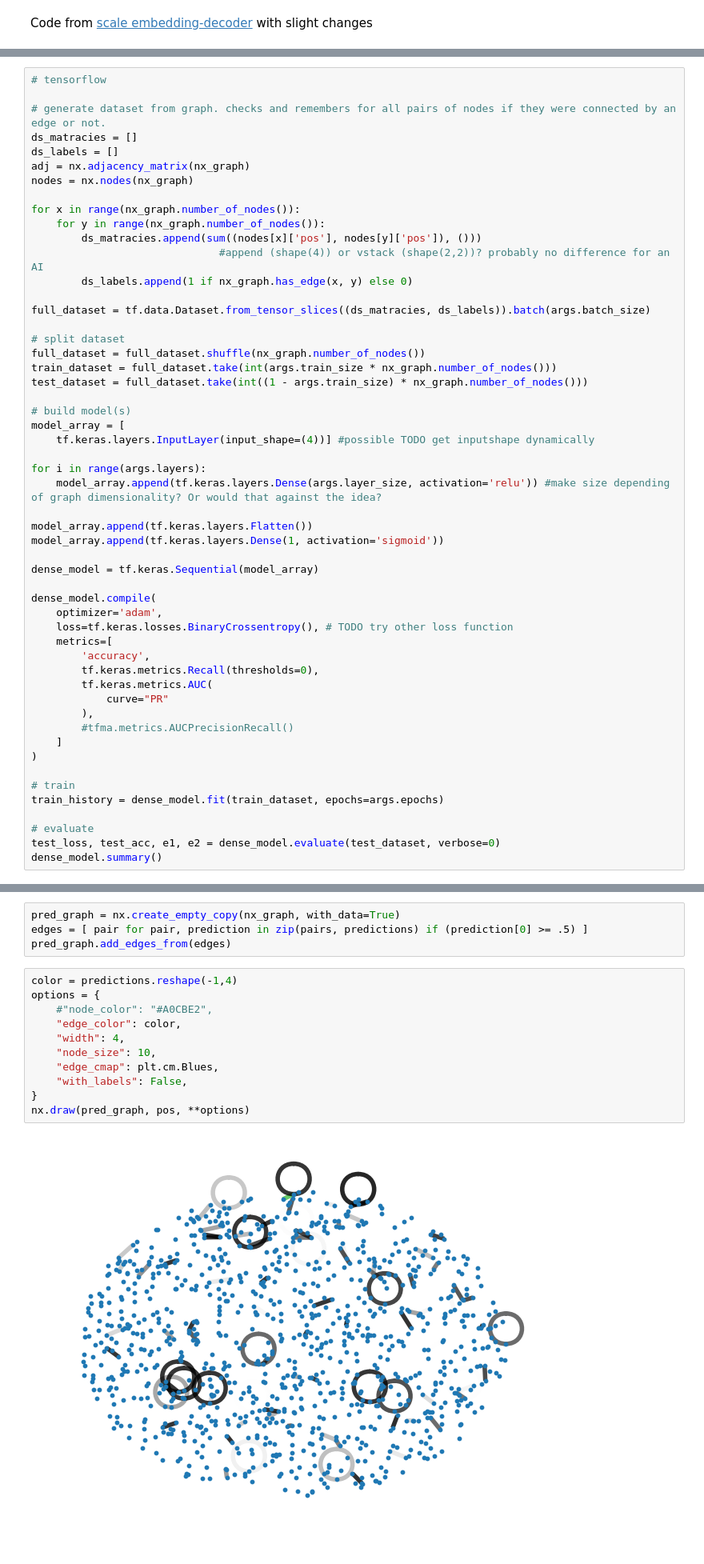
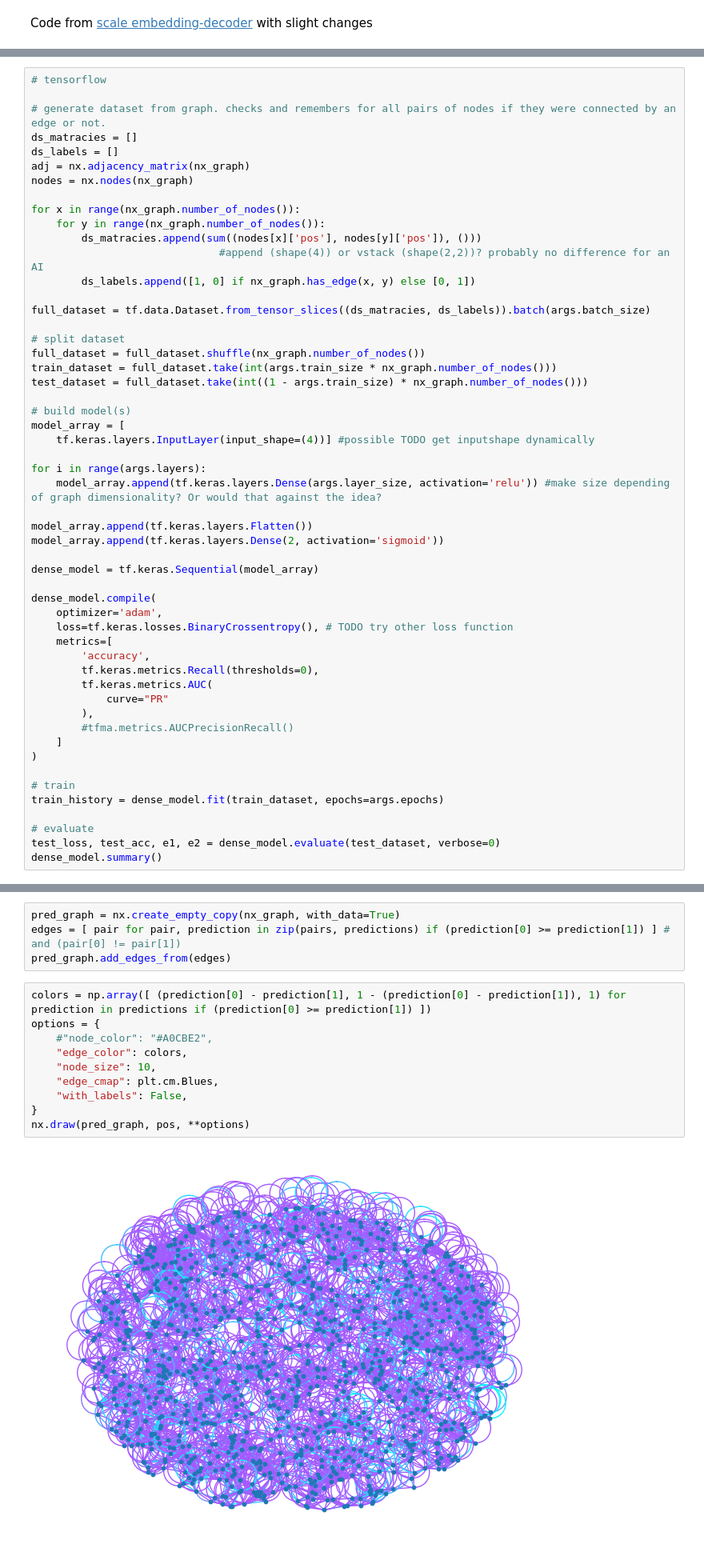
Before and after one commit to HydrofinLoewenherz/embedding-eval-framework, a Jupyter notebook: scale/embedding-decode.ipynb, the cells around one changed output, grey strips where cells are left out. Shown: that part at 80% size. Drawn from its saved outputs; the diff is of its cells as text.

```diff
--- a/scale/embedding-decode.ipynb
+++ b/scale/embedding-decode.ipynb
@@ -54,7 +54,7 @@ for x in range(nx_graph.number_of_nodes()):
     for y in range(nx_graph.number_of_nodes()):
         ds_matracies.append(sum((nodes[x]['pos'], nodes[y]['pos']), ()))
                               #append (shape(4)) or vstack (shape(2,2))? probably no difference for an AI
-        ds_labels.append(1 if nx_graph.has_edge(x, y) else 0)
+        ds_labels.append([1, 0] if nx_graph.has_edge(x, y) else [0, 1])
 
 full_dataset = tf.data.Dataset.from_tensor_slices((ds_matracies, ds_labels)).batch(args.batch_size)
 
@@ -71,7 +71,7 @@ for i in range(args.layers):
     model_array.append(tf.keras.layers.Dense(args.layer_size, activation='relu')) #make size depending of graph dimensionality? Or would that against the idea?
 
 model_array.append(tf.keras.layers.Flatten())
-model_array.append(tf.keras.layers.Dense(1, activation='sigmoid'))
+model_array.append(tf.keras.layers.Dense(2, activation='sigmoid'))
 
 dense_model = tf.keras.Sequential(model_array)
 
@@ -120,17 +130,16 @@ predictions = dense_model.predict([sum((nodes[pair[0]]['pos'], nodes[pair[1]]['p
 # %%
 pred_graph = nx.create_empty_copy(nx_graph, with_data=True)
-edges = [ pair for pair, prediction in zip(pairs, predictions) if (prediction[0] >= .5) ]
+edges = [ pair for pair, prediction in zip(pairs, predictions) if (prediction[0] >= prediction[1]) ] # and (pair[0] != pair[1])
 pred_graph.add_edges_from(edges)
 # %%
-color = predictions.reshape(-1,4)
+colors = np.array([ (prediction[0] - prediction[1], 1 - (prediction[0] - prediction[1]), 1) for prediction in predictions if (prediction[0] >= prediction[1]) ])
 options = {
     #"node_color": "#A0CBE2",
-    "edge_color": color,
-    "width": 4,
+    "edge_color": colors,
     "node_size": 10,
     "edge_cmap": plt.cm.Blues,
     "with_labels": False,
 }
 nx.draw(pred_graph, pos, **options)
 # %% [output]
-[figure, old version]
+[figure, new version]
```
Also changed, not shown: parts of 4 cells of this notebook.
